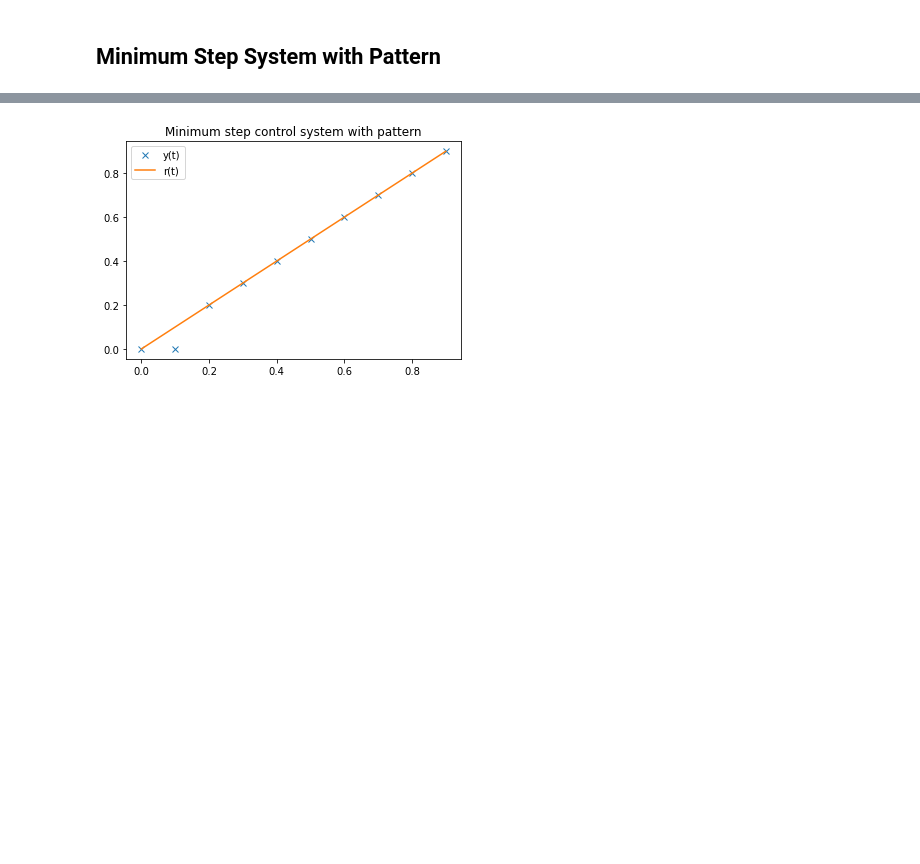
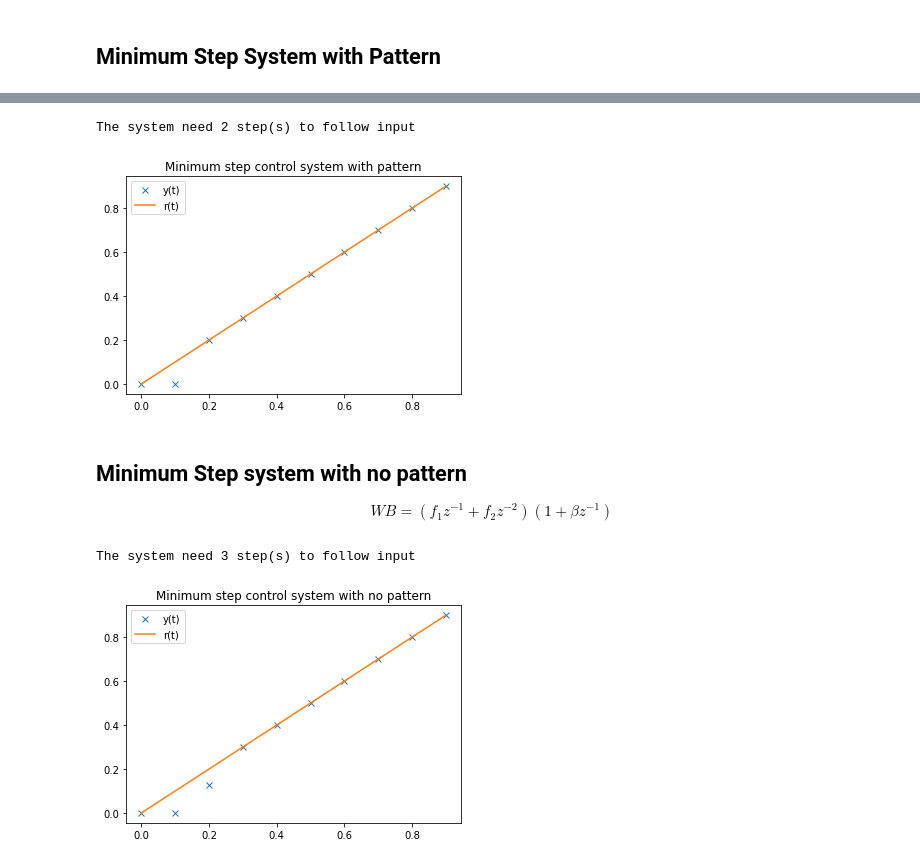
Before and after one commit to xsro/university-learning-code, a Jupyter notebook: 6计算机控制/3最小拍控制系统/MinimumStepControl.ipynb, the cells around one changed output, grey strips where cells are left out. Saved outputs shown, nothing was run; the diff lists cells and outputs as text; code cells hidden in the pictures; blank space fills up the shorter version.

```diff
--- a/6计算机控制/3最小拍控制系统/MinimumStepControl.ipynb
+++ b/6计算机控制/3最小拍控制系统/MinimumStepControl.ipynb
@@ -20,8 +21,9 @@ import numpy as np;
 Gs=co.tf(1,np.convolve([1,0],[1,1]))
 Ts=0.1
 Wd=co.c2d(Gs,Ts,method='zoh')
-p,z=co.pzmap(Wd,plot=False)
-print('G(z)=',Wd,'\nG(z) has poles',p,'and zeros',z)
+poles,zeros=co.pzmap(Wd,plot=False)
+print('G(z)=',Wd)
+print("G(z) has %d poles: %s and %d zeros:%s" % (len(poles),poles,len(zeros),zeros))
 # %% [output]
 G(z)=
 0.004837 z + 0.004679
@@ -46,9 +61,42 @@ print(WB)
 t=np.arange(0,1,0.1)
 r=t
 t,y=co.forced_response(WB,t,U=r)
+e=r-y
+for i in range(1,len(e)-1):
+    if e[i] < 0.01:
+        print("The system need %d step(s) to follow input" % (i))
+        break
 plt.plot(t,y,'x',t,r,'-')
 plt.title('Minimum step control system with pattern')
 plt.legend(['y(t)','r(t)'])
 plt.show()
 # %% [output]
+The system need 2 step(s) to follow input
 [figure]
+# %% [markdown]
+## Minimum Step system with no pattern
+
+$$
+WB=(f_1 z^{-1}+f_2 z^{-2})(1+\beta z^{-1})
+$$
+# %%
+beta=-1*zeros[0]
+f1=(2+3*beta)/(1+beta)**2
+f2=-1*(1+2*beta)/(1+beta)**2
+WB=(f1*z**(-1)+f2*z**(-2))*(1+beta*z**(-1))
+# %%
+t=np.arange(0,1,0.1)
+r=t
+t,y=co.forced_response(WB,t,U=r)
+e=r-y
+for i in range(1,len(e)-1):
+    if e[i] < 0.01:
+        print("The system need %d step(s) to follow input" % (i))
+        break
+plt.plot(t,y,'x',t,r,'-')
+plt.title('Minimum step control system with no pattern')
+plt.legend(['y(t)','r(t)'])
+plt.show()
+# %% [output]
+The system need 3 step(s) to follow input
+[figure, added]
```
Also changed, not shown: parts of 11 cells of this notebook, 1 other file.
